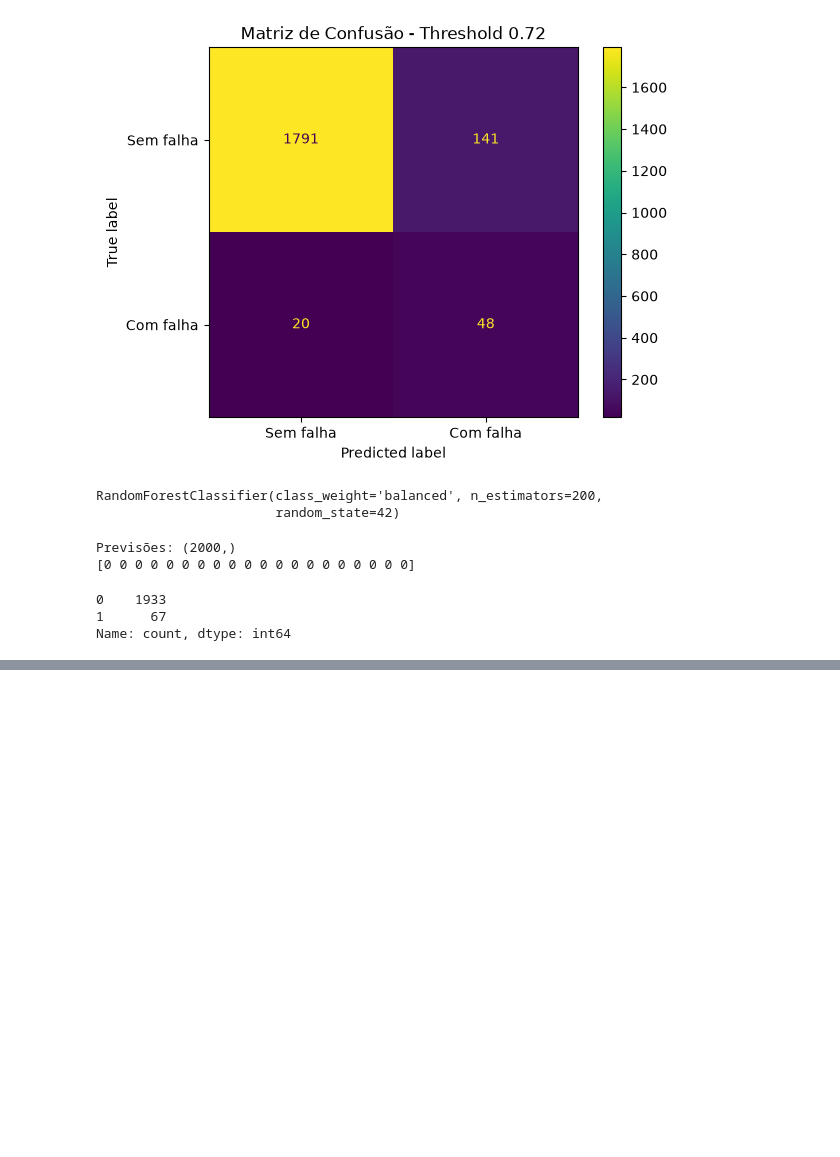
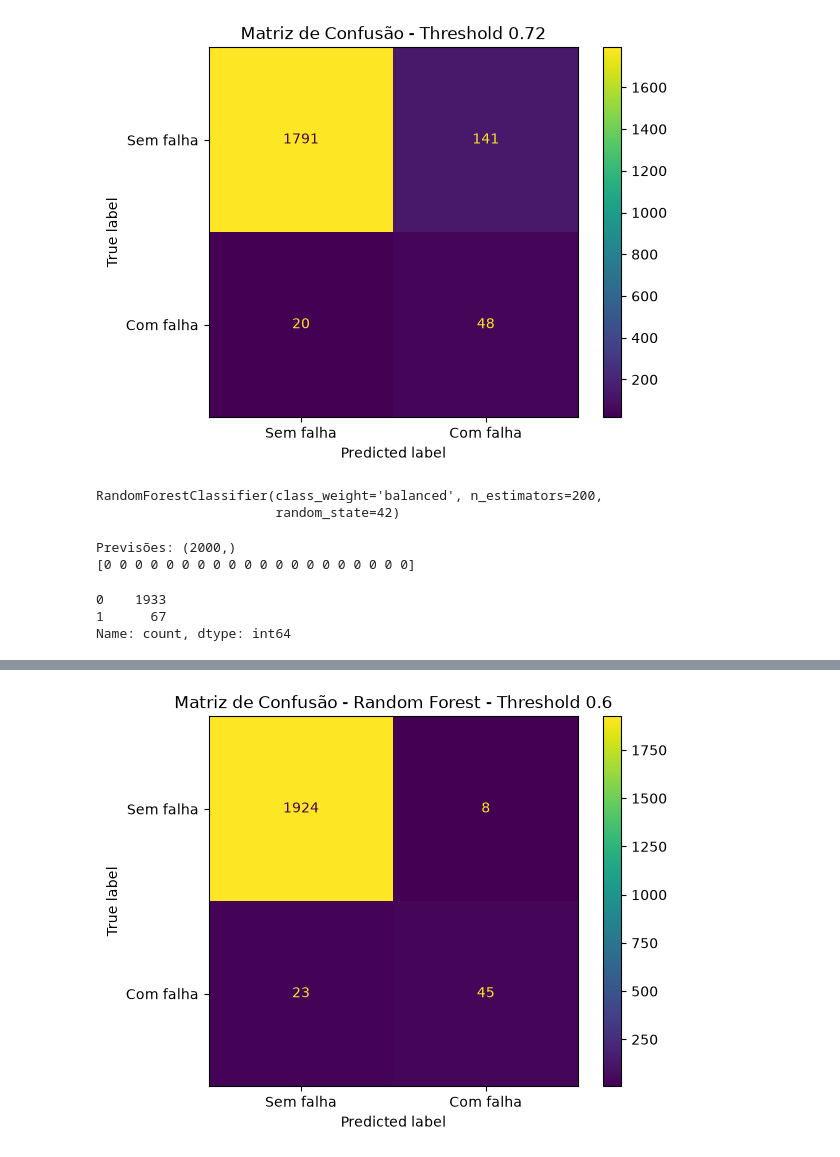
Before and after one commit to joaovitorsoska/Sistema-industrial-deteccao-anomalias, a Jupyter notebook: notebooks/EDA.ipynb, the cells around one changed output, grey strips where cells are left out. Saved outputs shown, nothing was run; the diff lists cells and outputs as text; code cells hidden in the pictures; blank space fills up the shorter version.

```diff
--- a/notebooks/EDA.ipynb
+++ b/notebooks/EDA.ipynb
@@ -544,0 +566,4 @@ print("F1-score: ", round(f1_rf, 4))
+# %%
+y_prob_rf = rf_model.predict_proba(X_test)[:, 1]
+
+print(y_prob_rf[:20])
@@ -544,0 +607,16 @@ print("F1-score: ", round(f1_rf, 4))
+# %%
+threshold = 0.6
+
+y_pred_rf_06 = (y_prob_rf >= threshold).astype(int)
+
+cm_rf_06 = confusion_matrix(y_test, y_pred_rf_06)
+
+ConfusionMatrixDisplay(
+    confusion_matrix=cm_rf_06,
+    display_labels=['Sem falha', 'Com falha']
+).plot()
+
+plt.title('Matriz de Confusão - Random Forest - Threshold 0.6')
+plt.show()
+# %% [output]
+[figure, added]
```
Also changed, not shown: parts of 4 cells of this notebook.
